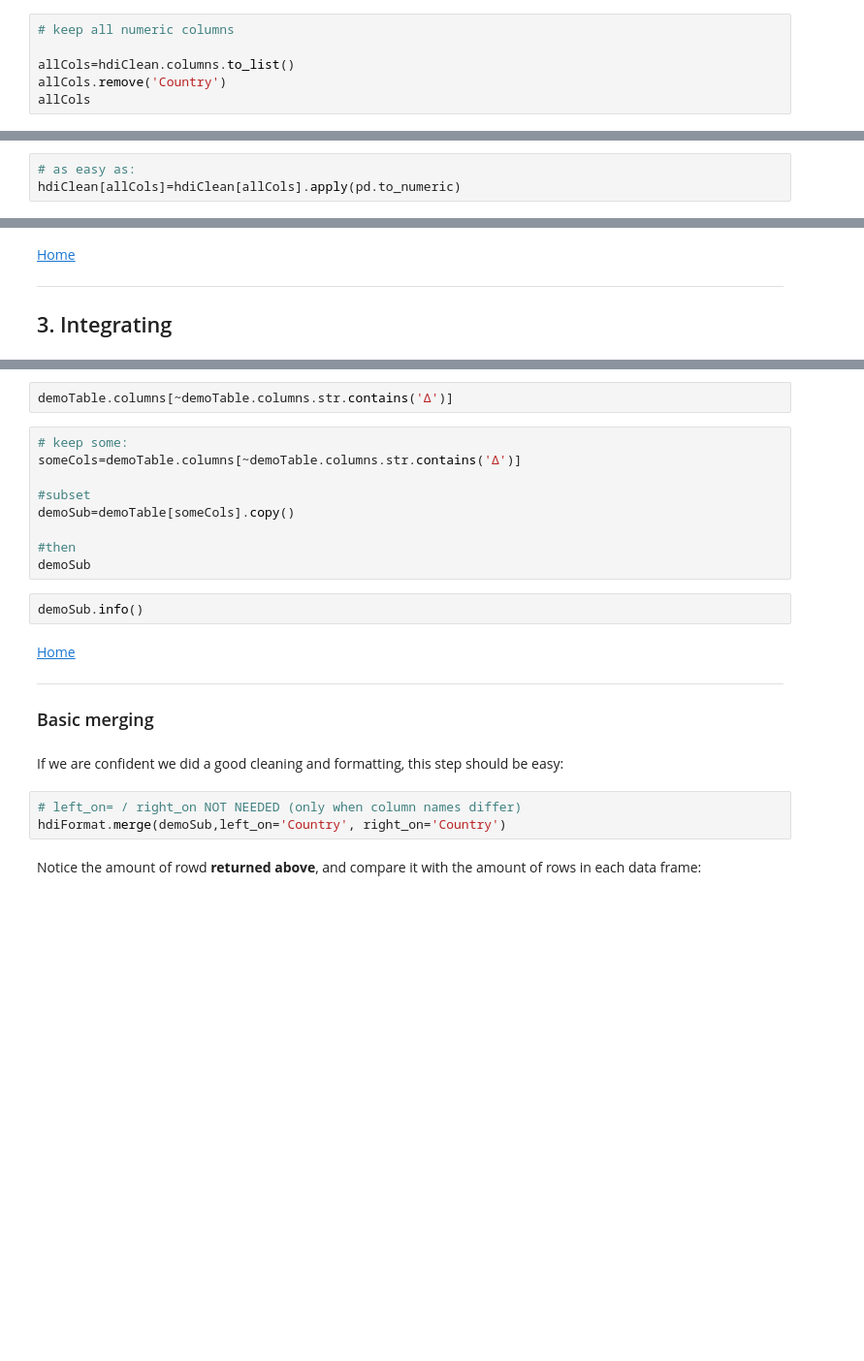
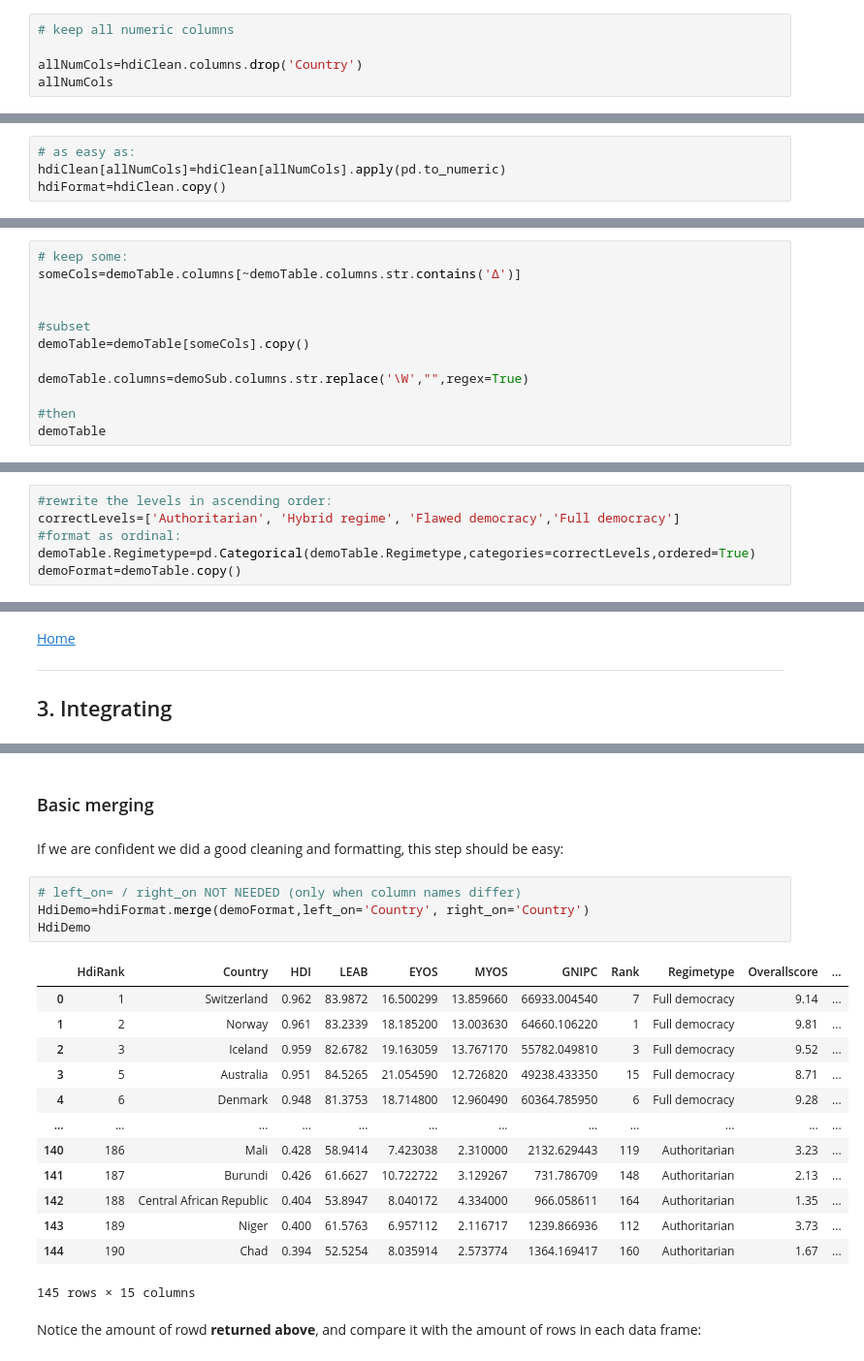
Before and after one commit to eScienceWinterSchool/PythonSession, a Jupyter notebook: index.ipynb, the cells around one changed output, grey strips where cells are left out. Shown at 97% size. Saved outputs shown, nothing was run; the diff lists cells and outputs as text; blank space fills up the shorter version.

```diff
--- a/index.ipynb
+++ b/index.ipynb
@@ -553,6 +685,5 @@ From above, we just need to format the numeric columns:
 # %%
 # keep all numeric columns
 
-allCols=hdiClean.columns.to_list()
-allCols.remove('Country')
-allCols
+allNumCols=hdiClean.columns.drop('Country')
+allNumCols
@@ -559,5 +692,6 @@ allCols
 # %%
 # as easy as:
-hdiClean[allCols]=hdiClean[allCols].apply(pd.to_numeric)
+hdiClean[allNumCols]=hdiClean[allNumCols].apply(pd.to_numeric)
+hdiFormat=hdiClean.copy()
 # %%
 #recheck
@@ -568,0 +768,12 @@ hdiFormat=hdiClean.copy()
+# %%
+# keep some:
+someCols=demoTable.columns[~demoTable.columns.str.contains('Δ')]
+
+
+#subset
+demoTable=demoTable[someCols].copy()
+
+demoTable.columns=demoSub.columns.str.replace('\W',"",regex=True)
+
+#then
+demoTable
@@ -568,0 +796,6 @@ hdiFormat=hdiClean.copy()
+# %%
+#rewrite the levels in ascending order:
+correctLevels=['Authoritarian', 'Hybrid regime', 'Flawed democracy','Full democracy']
+#format as ordinal:
+demoTable.Regimetype=pd.Categorical(demoTable.Regimetype,categories=correctLevels,ordered=True)
+demoFormat=demoTable.copy()
@@ -594,19 +827,5 @@ demoTable.columns.str.contains('Δ')
-# %%
-demoTable.columns[~demoTable.columns.str.contains('Δ')]
-# %%
-# keep some:
-someCols=demoTable.columns[~demoTable.columns.str.contains('Δ')]
-
-#subset
-demoSub=demoTable[someCols].copy()
-
-#then
-demoSub
-# %%
-demoSub.info()
 # %% [markdown]
-[Home](#home)
-______
+
 
 <a id='merging'></a>
 
@@ -615,7 +834,22 @@ ______
 If we are confident we did a good cleaning and formatting, this step should be easy:
 # %%
 # left_on= / right_on NOT NEEDED (only when column names differ)
-hdiFormat.merge(demoSub,left_on='Country', right_on='Country')
+HdiDemo=hdiFormat.merge(demoFormat,left_on='Country', right_on='Country')
+HdiDemo
+# %% [output]
+|  | HdiRank | Country | HDI | LEAB | EYOS | MYOS | GNIPC | Rank | Regimetype | Overallscore | ... |
+| 0 | 1 | Switzerland | 0.962 | 83.9872 | 16.500299 | 13.859660 | 66933.004540 | 7 | Full democracy | 9.14 | ... |
+| 1 | 2 | Norway | 0.961 | 83.2339 | 18.185200 | 13.003630 | 64660.106220 | 1 | Full democracy | 9.81 | ... |
+| 2 | 3 | Iceland | 0.959 | 82.6782 | 19.163059 | 13.767170 | 55782.049810 | 3 | Full democracy | 9.52 | ... |
+| 3 | 5 | Australia | 0.951 | 84.5265 | 21.054590 | 12.726820 | 49238.433350 | 15 | Full democracy | 8.71 | ... |
+| 4 | 6 | Denmark | 0.948 | 81.3753 | 18.714800 | 12.960490 | 60364.785950 | 6 | Full democracy | 9.28 | ... |
+| ... | ... | ... | ... | ... | ... | ... | ... | ... | ... | ... | ... |
+| 140 | 186 | Mali | 0.428 | 58.9414 | 7.423038 | 2.310000 | 2132.629443 | 119 | Authoritarian | 3.23 | ... |
+| 141 | 187 | Burundi | 0.426 | 61.6627 | 10.722722 | 3.129267 | 731.786709 | 148 | Authoritarian | 2.13 | ... |
+| 142 | 188 | Central African Republic | 0.404 | 53.8947 | 8.040172 | 4.334000 | 966.058611 | 164 | Authoritarian | 1.35 | ... |
+| 143 | 189 | Niger | 0.400 | 61.5763 | 6.957112 | 2.116717 | 1239.866936 | 112 | Authoritarian | 3.73 | ... |
+| 144 | 190 | Chad | 0.394 | 52.5254 | 8.035914 | 2.573774 | 1364.169417 | 160 | Authoritarian | 1.67 | ... |
+145 rows × 15 columns
 # %% [markdown]
 Notice the amount of rowd **returned above**, and compare it with the amount of rows in each data frame:
 # %%
```
Also changed, not shown: parts of 106 cells of this notebook, 36 other files.
